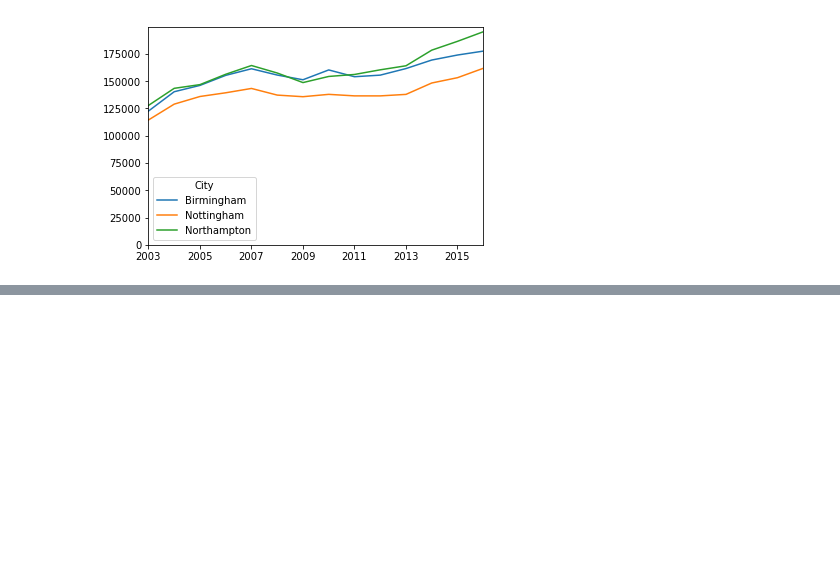
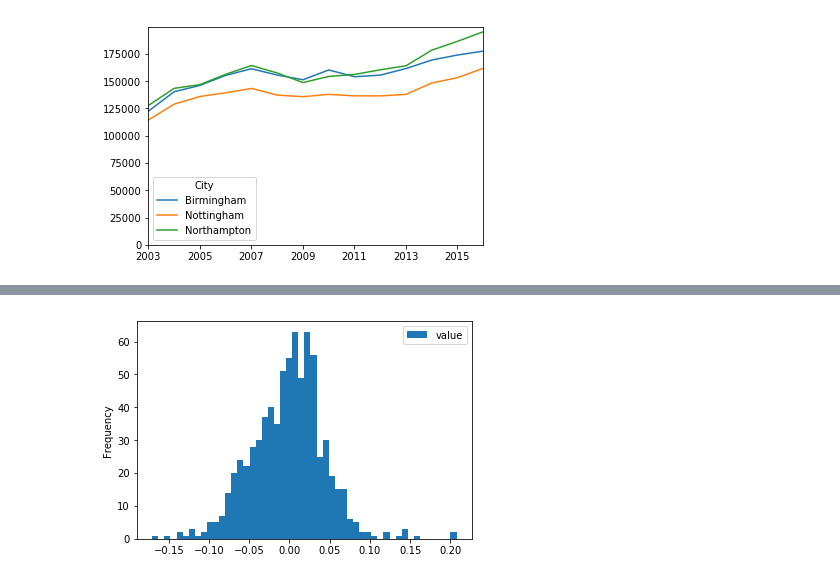
Before and after one commit to IvanTodorovic78/Capstone1, a Jupyter notebook: Capstone1 EDA and Visualizations.ipynb, the cells around one changed output, grey strips where cells are left out. Saved outputs shown, nothing was run; the diff lists cells and outputs as text; code cells hidden in the pictures; blank space fills up the shorter version.

```diff
--- a/Capstone1 EDA and Visualizations.ipynb
+++ b/Capstone1 EDA and Visualizations.ipynb
@@ -242,0 +350,3 @@ plt.show()
+# %%
+wages = df2[df2.columns[0:13]]
+wages.head()
@@ -242,0 +361,4 @@ plt.show()
+# %%
+wages_pct_chg = wages.pct_change(axis=1)
+wages_pct_chg = wages_pct_chg.reset_index(drop=False)
+wages_pct_chg.head()
@@ -242,0 +372,6 @@ plt.show()
+# %%
+wages_pct_melted = pd.melt(wages_pct_chg, id_vars='City')
+wages_pct_melted.plot(kind='hist', bins=50)
+plt.show()
+# %% [output]
+[figure, added]
```
Also changed, not shown: parts of 63 cells of this notebook.
